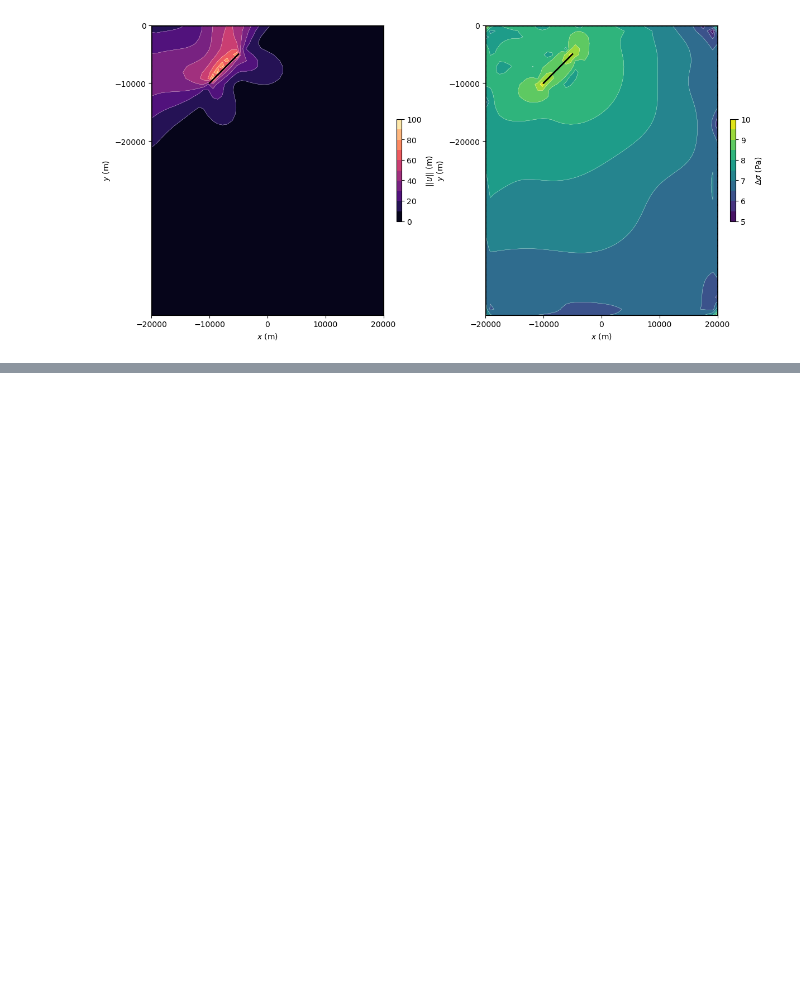
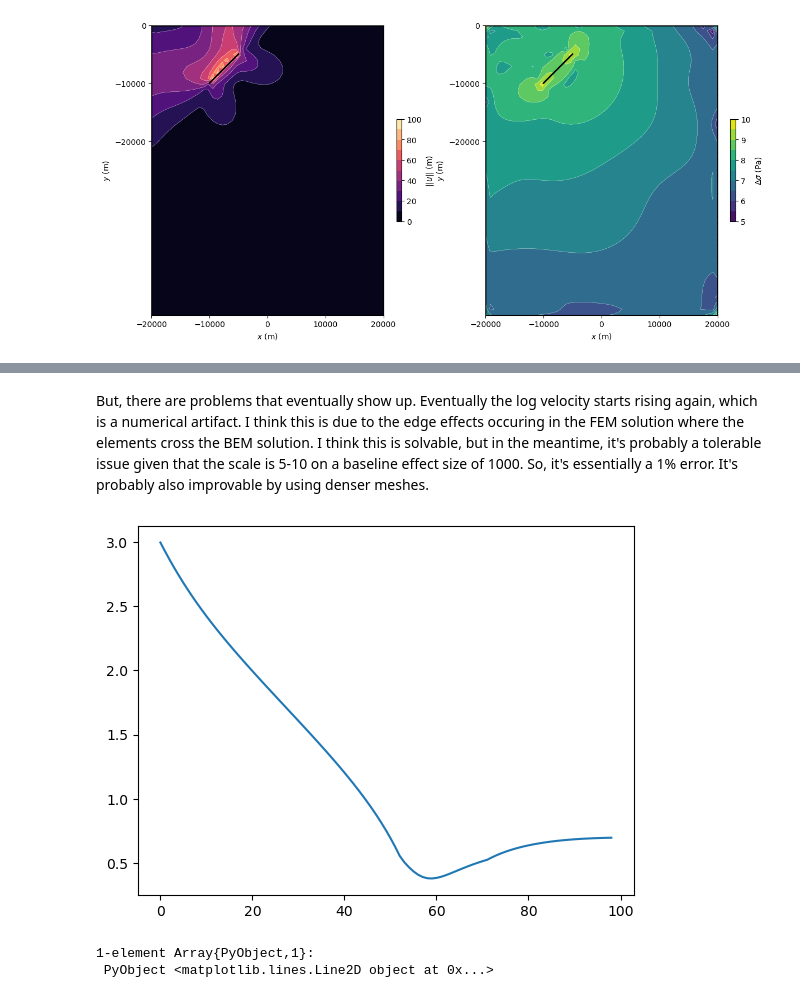
Before and after one commit to brendanjmeade/Bem2d.jl, a Jupyter notebook: fem_bem/viscoelastic.ipynb, the cells around one changed output, grey strips where cells are left out. Cells and saved outputs as stored; diff of their text form; code cells hidden in the pictures; blank space fills up the shorter version.

```diff
--- a/fem_bem/viscoelastic.ipynb
+++ b/fem_bem/viscoelastic.ipynb
@@ -225,0 +394,8 @@ end
+# %% [markdown]
+But, there are problems that eventually show up. Eventually the log velocity starts rising again, which is a numerical artifact. I think this is due to the edge effects occuring in the FEM solution where the elements cross the BEM solution. I think this is solvable, but in the meantime, it's probably a tolerable issue given that the scale is 5-10 on a baseline effect size of 1000. So, it's essentially a 1% error. It's probably also improvable by using denser meshes.
+# %%
+plot(log10.(maxV))
+# %% [output]
+[figure, added]
+1-element Array{PyObject,1}:
+ PyObject <matplotlib.lines.Line2D object at 0x...>
```
Also changed, not shown: parts of 23 cells of this notebook, 2 other files.
